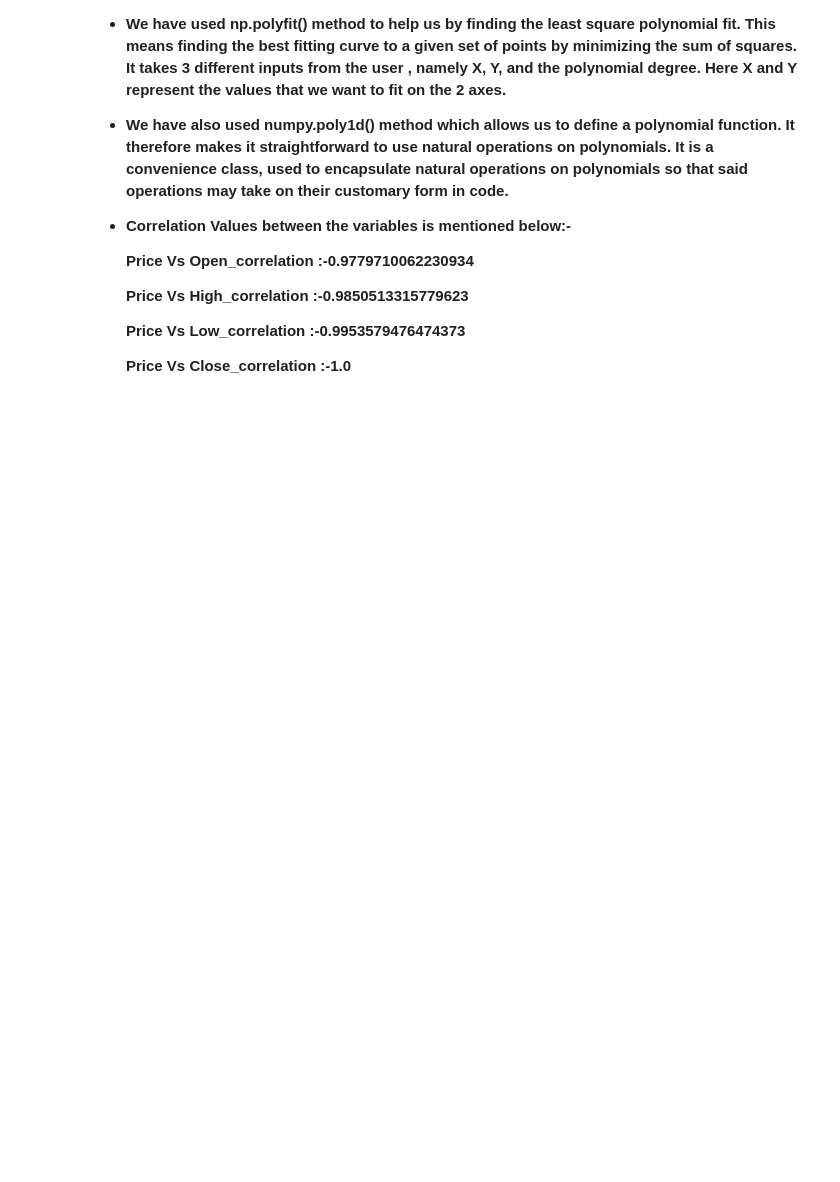
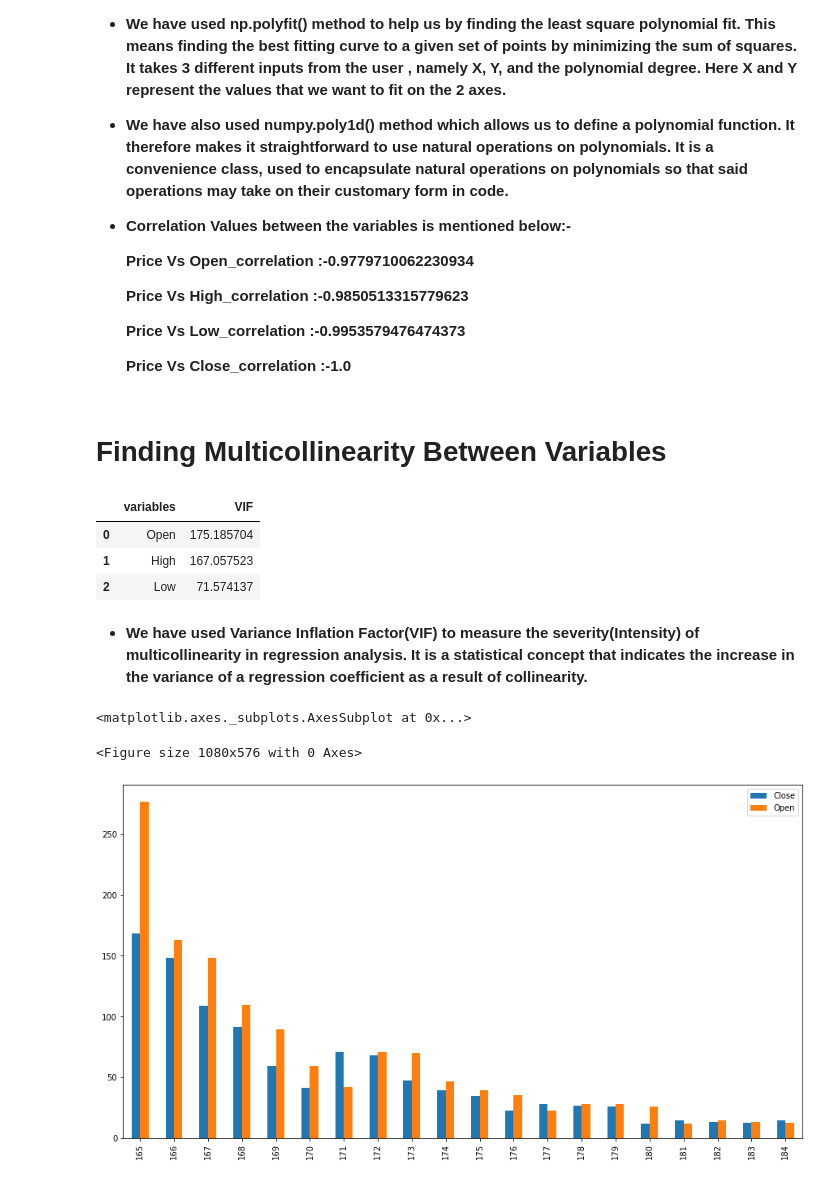
Before and after one commit to Adityasingh3008/YES-BANK-STOCK-CLOSING-PRICE-PREDICTION, a Jupyter notebook: Individual_Notebook_YES_BANK_STOCK_PRICE_PREDICTION_(Capstone_Project_2).ipynb, the cells around one changed output. Cells and saved outputs as stored; diff of their text form; code cells hidden in the pictures; blank space fills up the shorter version.

```diff
--- a/Individual_Notebook_YES_BANK_STOCK_PRICE_PREDICTION_(Capstone_Project_2).ipynb
+++ b/Individual_Notebook_YES_BANK_STOCK_PRICE_PREDICTION_(Capstone_Project_2).ipynb
@@ -475,3 +475,5 @@ plt.show()
   **Price Vs Low_correlation :-0.9953579476474373**
 
   **Price Vs Close_correlation :-1.0**
+# %% [markdown]
+# **Finding Multicollinearity Between Variables**
@@ -477,0 +490,18 @@ plt.show()
+# %%
+# Calculate Variance Inflation Factor For The Features "Open" , "High" , "Low"
+cal_vif(dataset[[i for i in dataset.describe().columns if i not in ['Close','Date']]])
+# %% [output]
+|  | variables | VIF |
+| 0 | Open | 175.185704 |
+| 1 | High | 167.057523 |
+| 2 | Low | 71.574137 |
+# %% [markdown]
+* **We have used Variance Inflation Factor(VIF) to measure the severity(Intensity) of multicollinearity in regression analysis. It is a statistical concept that indicates the increase in the variance of a regression coefficient as a result of collinearity.**
+# %%
+# Plot Barplot To Check The Correlaton Between One Dependent Variable "Close" And One Independent Variable "Open"
+plt.figure(figsize=(15,8))
+dataset[['Close','Open']].tail(20).plot(kind='bar',figsize=(15,8))
+# %% [output]
+<matplotlib.axes._subplots.AxesSubplot at 0x...>
+<Figure size 1080x576 with 0 Axes>
+[figure, added]
```
Also changed, not shown: parts of 3 cells of this notebook.
